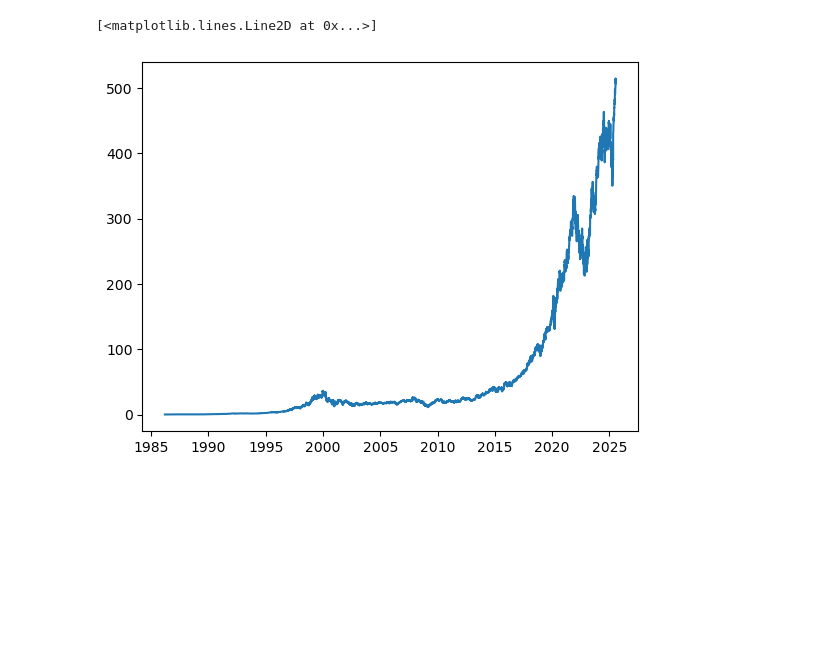
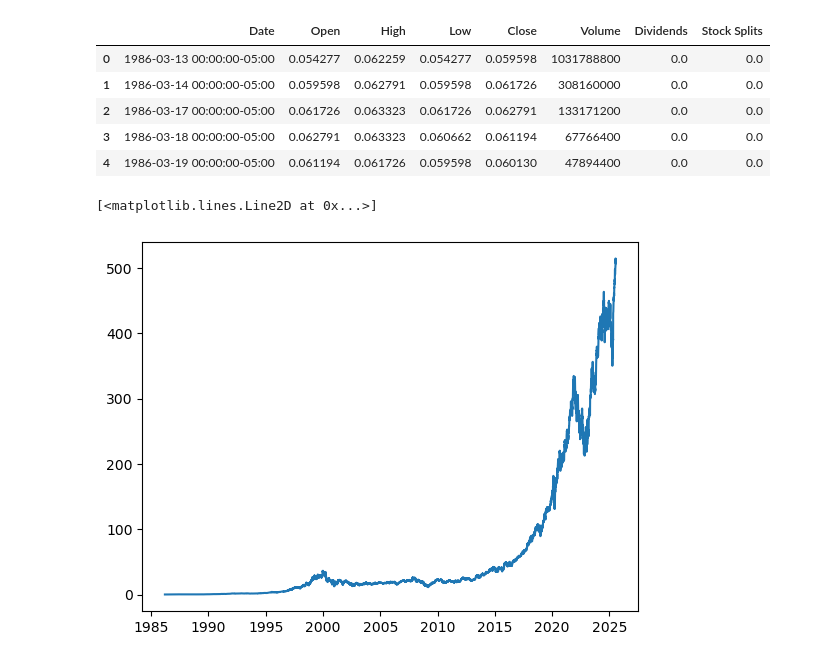
Before and after one commit to Anthony-Dcodes/portfolio-management-dashboard, a Jupyter notebook: notebooks/eda.ipynb, the cells around one changed output. Drawn from its saved outputs; the diff is of its cells as text; code cells hidden in the pictures; blank space fills up the shorter version.

Commit message:
data loading date fix

```diff
--- a/notebooks/eda.ipynb
+++ b/notebooks/eda.ipynb
@@ -38,3 +61,12 @@ msft_df.head()
+# %%
+msft_df.reset_index().head()
+# %% [output]
+|  | Date | Open | High | Low | Close | Volume | Dividends | Stock Splits |
+| 0 | 1986-03-13 00:00:00-05:00 | 0.054277 | 0.062259 | 0.054277 | 0.059598 | 1031788800 | 0.0 | 0.0 |
+| 1 | 1986-03-14 00:00:00-05:00 | 0.059598 | 0.062791 | 0.059598 | 0.061726 | 308160000 | 0.0 | 0.0 |
+| 2 | 1986-03-17 00:00:00-05:00 | 0.061726 | 0.063323 | 0.061726 | 0.062791 | 133171200 | 0.0 | 0.0 |
+| 3 | 1986-03-18 00:00:00-05:00 | 0.062791 | 0.063323 | 0.060662 | 0.061194 | 67766400 | 0.0 | 0.0 |
+| 4 | 1986-03-19 00:00:00-05:00 | 0.061194 | 0.061726 | 0.059598 | 0.060130 | 47894400 | 0.0 | 0.0 |
 # %%
 plt.plot(msft_df["Open"])
 # %% [output]
```
Also changed, not shown: parts of 5 cells of this notebook, 2 other files.
